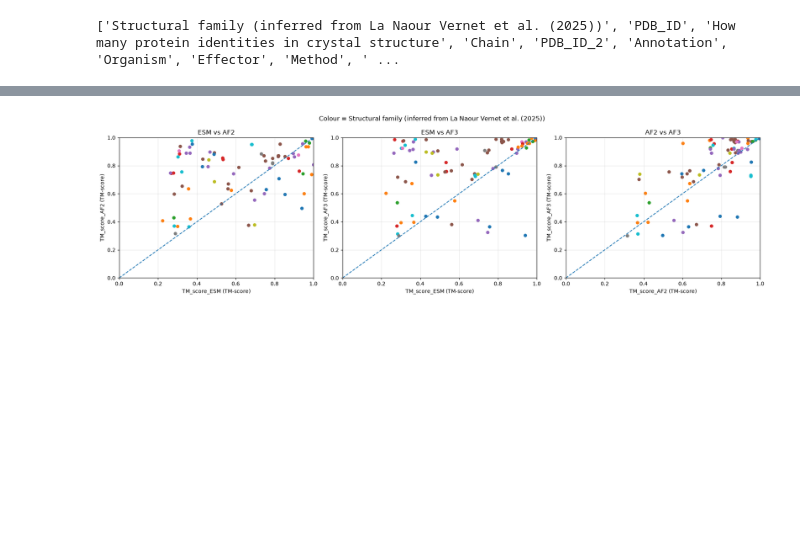
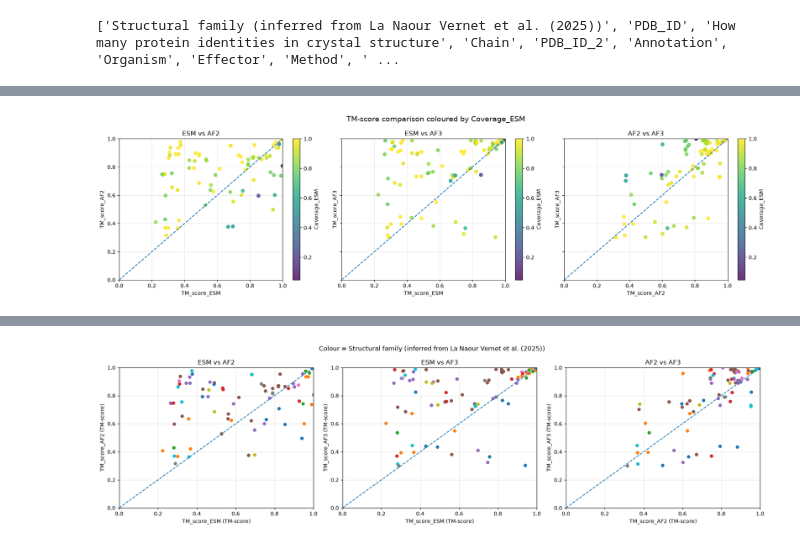
Before and after one commit to Rachel-Oei/Effector-Structure-Prediction, a Jupyter notebook: 05_graphs/graphs_excel.ipynb, the cells around one changed output, grey strips where cells are left out. Drawn from its saved outputs; the diff is of its cells as text; code cells hidden in the pictures; blank space fills up the shorter version.

Commit message:
just use metadata_with_dates

```diff
--- a/05_graphs/graphs_excel.ipynb
+++ b/05_graphs/graphs_excel.ipynb
@@ -46,0 +387,19 @@ Categorical:
+# %%
+def simplify_method(method):
+
+    method = str(method).lower()
+
+    if "nmr" in method:
+        return "Solution NMR"
+
+    elif "x-ray" in method or "xray" in method:
+        return "X-ray"
+
+    elif "electron" in method or "em" in method:
+        return "Electron microscopy"
+
+    else:
+        return "Other"
+
+df["Method_simplified"] = df["Method"].apply(simplify_method)
+print(df["Method_simplified"].value_counts())
@@ -46,0 +502,72 @@ Categorical:
+# %%
+continuous_metadata = [
+    "Coverage_ESM",
+    "Coverage_AF2",
+    "Coverage_AF3",
+    "Length_ESM",
+    "Length_AF2",
+    "Length_AF3",
+    "Resolution"
+]
+
+comparisons = [
+    ("TM_score_ESM", "TM_score_AF2", "ESM vs AF2"),
+    ("TM_score_ESM", "TM_score_AF3", "ESM vs AF3"),
+    ("TM_score_AF2", "TM_score_AF3", "AF2 vs AF3"),
+]
+
+
+for colour_column in continuous_metadata:
+
+    fig, axes = plt.subplots(
+        1,
+        3,
+        figsize=(18, 5),
+        sharex=True,
+        sharey=True
+    )
+
+    for ax, (xcol, ycol, title) in zip(axes, comparisons):
+
+        scatter = ax.scatter(
+            df[xcol],
+            df[ycol],
+            c=df[colour_column],
+            s=40,
+            alpha=0.8
+        )
+
+        cbar = plt.colorbar(
+            scatter,
+            ax=ax
+        )
+
+        cbar.set_label(colour_column)
+
+        # diagonal = equal performance
+        ax.plot(
+            [0, 1],
+            [0, 1],
+            "--"
+        )
+
+        ax.set_xlim(0, 1)
+        ax.set_ylim(0, 1)
+
+        ax.set_xlabel(xcol)
+        ax.set_ylabel(ycol)
+
+        ax.set_title(title)
+
+        ax.grid(alpha=0.3)
+
+    fig.suptitle(
+        f"TM-score comparison coloured by {colour_column}",
+        fontsize=14
+    )
+
+    plt.tight_layout()
+    plt.show()
+    plt.close()
+# %% [output]
+[figure, added]
```
Also changed, not shown: parts of 11 cells of this notebook, 2 other files.
